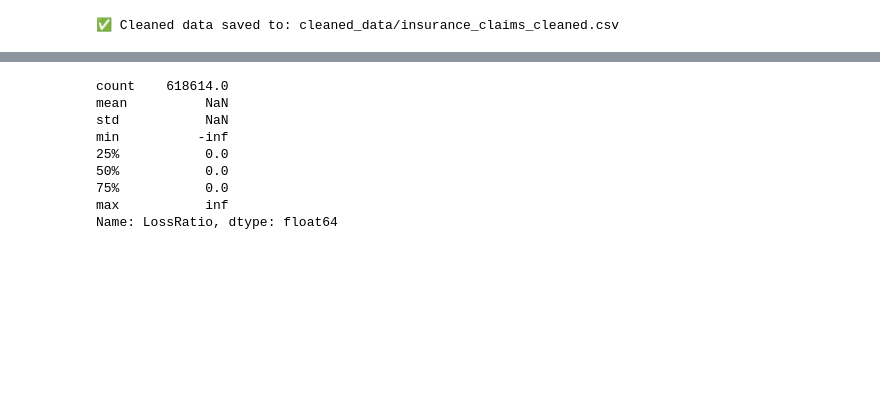
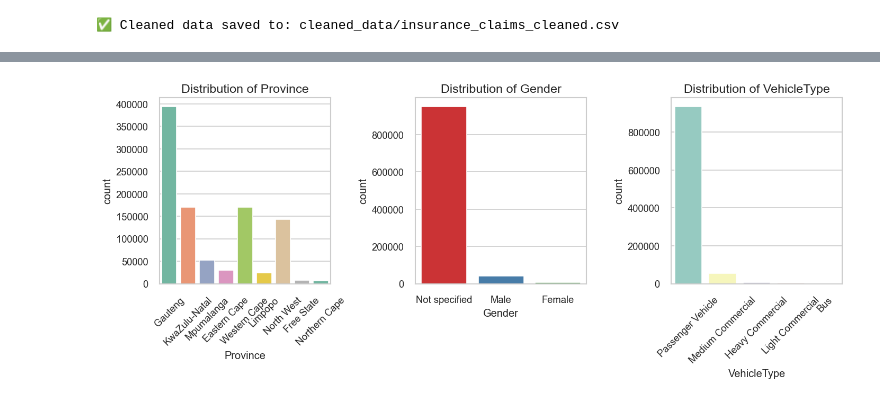
Before and after one commit to yesufma/insurance-claims-risk-modeling, a Jupyter notebook: notebooks/eda_task1.ipynb, the cells around one changed output, grey strips where cells are left out. Saved outputs shown, nothing was run; the diff lists cells and outputs as text; code cells hidden in the pictures; blank space fills up the shorter version.

```diff
--- a/notebooks/eda_task1.ipynb
+++ b/notebooks/eda_task1.ipynb
@@ -195,11 +168,19 @@ plt.show()
 # %%
+# Cell 5: Univariate Analysis - Categorical
+plt.figure(figsize=(12, 5))
+plt.subplot(1, 3, 1)
+sns.countplot(x='Province', data=df, hue='Province', palette='Set2', legend=False)
+plt.title('Distribution of Province')
+plt.xticks(rotation=45)
+plt.subplot(1, 3, 2)
+sns.countplot(x='Gender', data=df, hue='Gender', palette='Set1', legend=False)
+plt.title('Distribution of Gender')
+plt.subplot(1, 3, 3)
+sns.countplot(x='VehicleType', data=df, hue='VehicleType', palette='Set3', legend=False)
+plt.title('Distribution of VehicleType')
+plt.xticks(rotation=45)
+plt.tight_layout()
+plt.savefig('C:\\Users\\yusuf\\Desktop\\10Academy\\week 3\\insurance-risk-modeling\\reports\\categorical_distributions.png')
+plt.show()
 # %% [output]
-count    618614.0
-mean          NaN
-std           NaN
-min          -inf
-25%           0.0
-50%           0.0
-75%           0.0
-max           inf
-Name: LossRatio, dtype: float64
+[figure, added]
```
Also changed, not shown: parts of 8 cells of this notebook, 9 other files.
